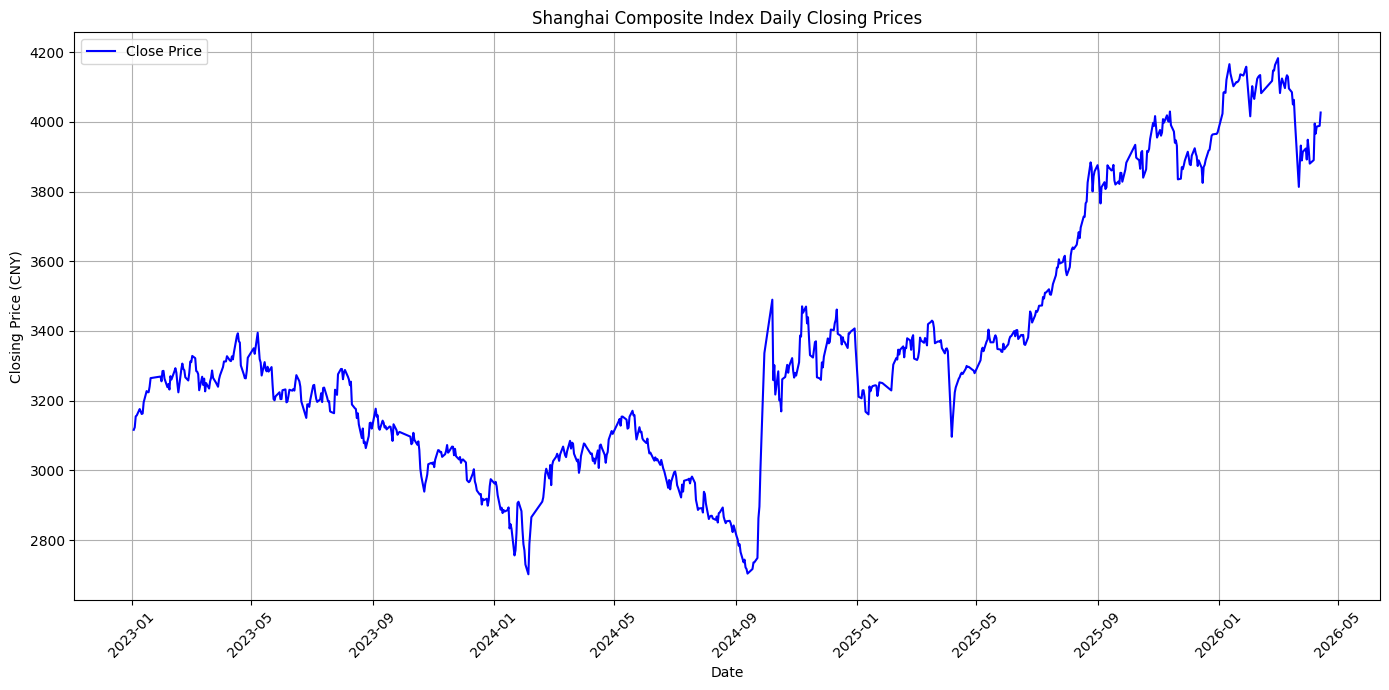
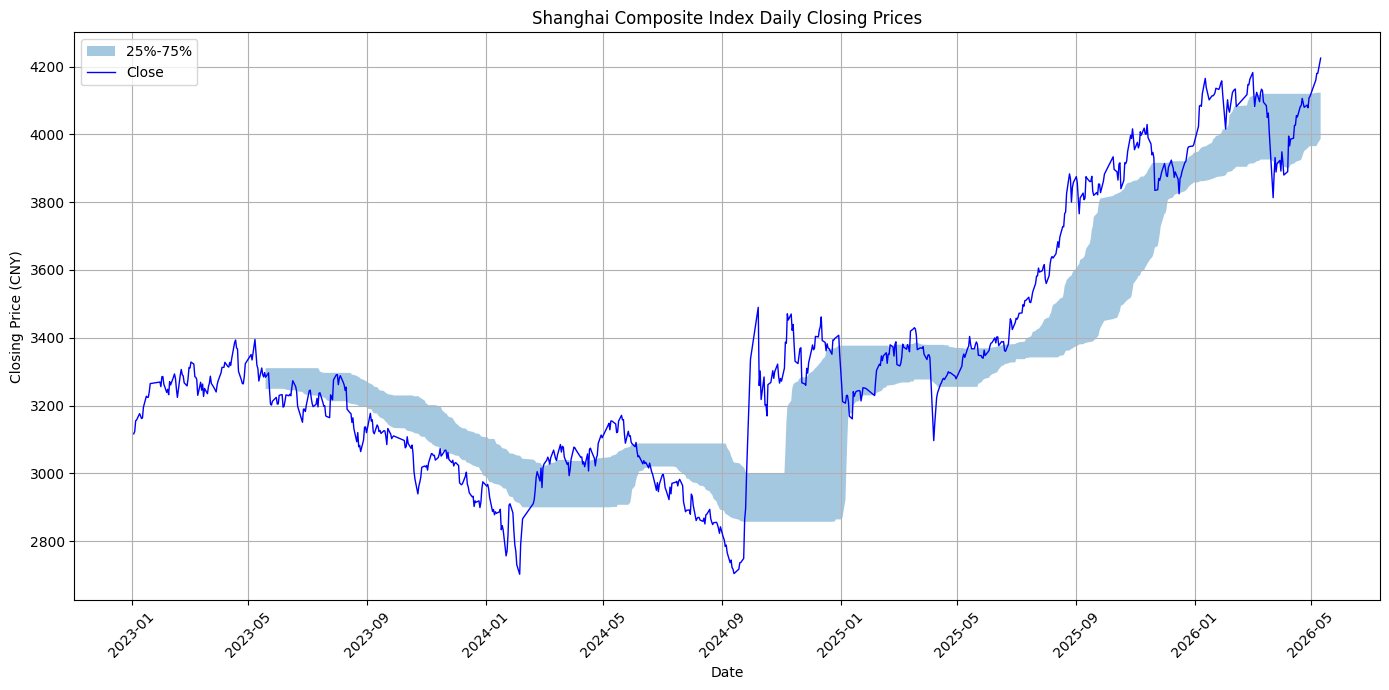
Unified diff of the notebook cell whose output changed from the first chart to the second:
--- before
+++ after
@@ -6,7 +6,21 @@
 data["date"] = pd.to_datetime(data["date"])
 data = data[data['date'] >= pd.to_datetime("2023-01-01")]
+import pandas as pd
+import numpy as np
+import matplotlib.pyplot as plt
+
+# 计算滚动分位数
+window = 90
+data['p5'] = data['close'].rolling(window).quantile(0.05)
+data['p25'] = data['close'].rolling(window).quantile(0.25)
+data['p50'] = data['close'].rolling(window).quantile(0.50)  # 中位数
+data['p75'] = data['close'].rolling(window).quantile(0.75)
+data['p95'] = data['close'].rolling(window).quantile(0.95)
 
 plt.figure(figsize=(14, 7))
-plt.plot(data["date"], data["close"], label="Close Price", color='blue')
+# plt.fill_between(data['date'], data['p5'], data['p95'], alpha=0.2, label='5%-95%')
+plt.fill_between(data['date'], data['p25'], data['p75'], alpha=0.4, label='25%-75%')
+# plt.plot(data['date'], data['p50'], label='Median (50%)', color='red', linestyle='--')
+plt.plot(data['date'], data['close'], label='Close', color='blue', linewidth=1)
 plt.title("Shanghai Composite Index Daily Closing Prices")
 plt.xlabel("Date")

Commit: feat: 更新 2026-5，全球股指再创新高，并提醒风险预警